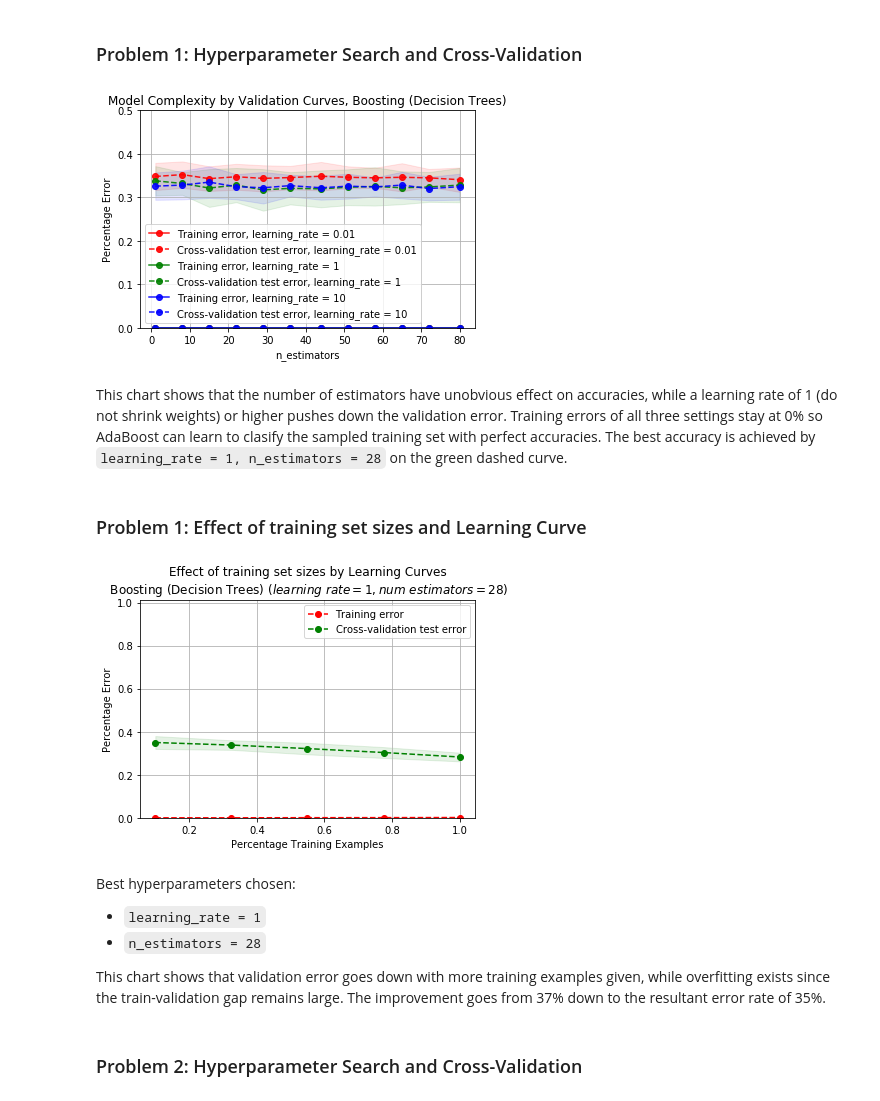
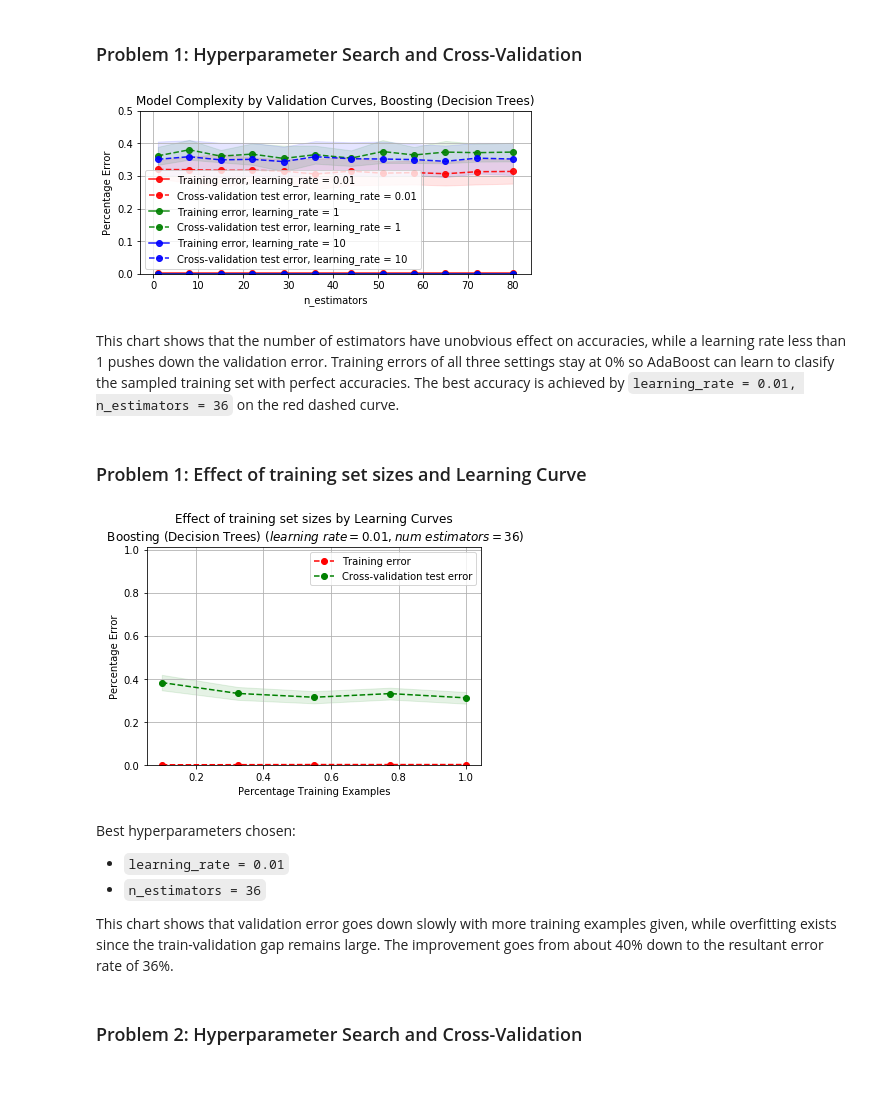
Before and after one commit to bryanchun/CS4641, a Jupyter notebook: assignment1.ipynb, the cells around one changed output. Cells and saved outputs as stored; diff of their text form; code cells hidden in the pictures.

Commit message:
Fixed train_test_split and spellings for HW1

```diff
--- a/assignment1.ipynb
+++ b/assignment1.ipynb
@@ -24,6 +24,7 @@ plt.rcParams["figure.figsize"] = (7, 3)
 class Solver:
     def __init__(self):
         self.datasets = [None, None]
+        self.testsets = [None, None]
 solver = Solver()
 # %% [markdown]
 # Classification Problems
@@ -58,7 +59,9 @@ excluded_keys = [y_key, # y-targets
                 ]
 
 X, y = df.drop(columns=excluded_keys), df[y_key]
+X, X_test, y, y_test = train_test_split(X, y, test_size=0.3, random_state=0)
 solver.datasets[0] = (X, y) # attributes and targets
+solver.testsets[0] = (X_test, y_test)
 # attribute_names = list(X.columns)
 
 #""" Ensure: datasets[0] = (X, y) """
@@ -116,7 +119,9 @@ X, y = digits.data, digits.target
 # plt.gray()
 # plt.matshow(digits.images[0])
 
+X, X_test, y, y_test = train_test_split(X, y, test_size=0.3, random_state=0)
 solver.datasets[1] = (X, y)
+solver.testsets[1] = (X_test, y_test)
 
 #""" Ensure: datasets[1] = (X, y) """
 # %%
@@ -582,9 +589,9 @@ validate_boosting(learning_rate=10, color='b', dataset_idx=0)
 plt.show()
 # 5 minutes-
 # %% [output]
-[figure, old version]
+[figure, new version]
 # %% [markdown]
-This chart shows that the number of estimators have unobvious effect on accuracies, while a learning rate of 1 (do not shrink weights) or higher pushes down the validation error. Training errors of all three settings stay at 0% so AdaBoost can learn to clasify the sampled training set with perfect accuracies. The best accuracy is achieved by `learning_rate = 1, n_estimators = 28` on the green dashed curve.
+This chart shows that the number of estimators have unobvious effect on accuracies, while a learning rate less than 1 pushes down the validation error. Training errors of all three settings stay at 0% so AdaBoost can learn to clasify the sampled training set with perfect accuracies. The best accuracy is achieved by `learning_rate = 0.01, n_estimators = 36` on the red dashed curve.
 # %%
 # validate_boosting(learning_rate=1e-3, color='r', dataset_idx=3)
 # validate_boosting(learning_rate=0.1, color='g', dataset_idx=3)
@@ -596,18 +603,18 @@ This chart shows that the number of estimators have unobvious effect on accuraci
 # %% [markdown]
 ### Problem 1: Effect of training set sizes and Learning Curve
 # %%
-train_boosting(learning_rate=1, n_estimators=28, dataset_idx=0)
+train_boosting(learning_rate=0.01, n_estimators=36, dataset_idx=0)
 plt.show()
 # interpret zero training error: https://stackoverflow.com/questions/15020134/how-to-calculate-alpha-if-error-rate-is-zero-adaboost
 # %% [output]
-[figure, old version]
+[figure, new version]
 # %% [markdown]
 Best hyperparameters chosen:
 
-- `learning_rate = 1`
-- `n_estimators = 28`
+- `learning_rate = 0.01`
+- `n_estimators = 36`
 
-This chart shows that validation error goes down with more training examples given, while overfitting exists since the train-validation gap remains large. The improvement goes from 37% down to the resultant error rate of 35%.
+This chart shows that validation error goes down slowly with more training examples given, while overfitting exists since the train-validation gap remains large. The improvement goes from about 40% down to the resultant error rate of 36%.
 # %% [markdown]
 ### Problem 2: Hyperparameter Search and Cross-Validation
 # %%
```
Also changed, not shown: parts of 40 cells of this notebook.
